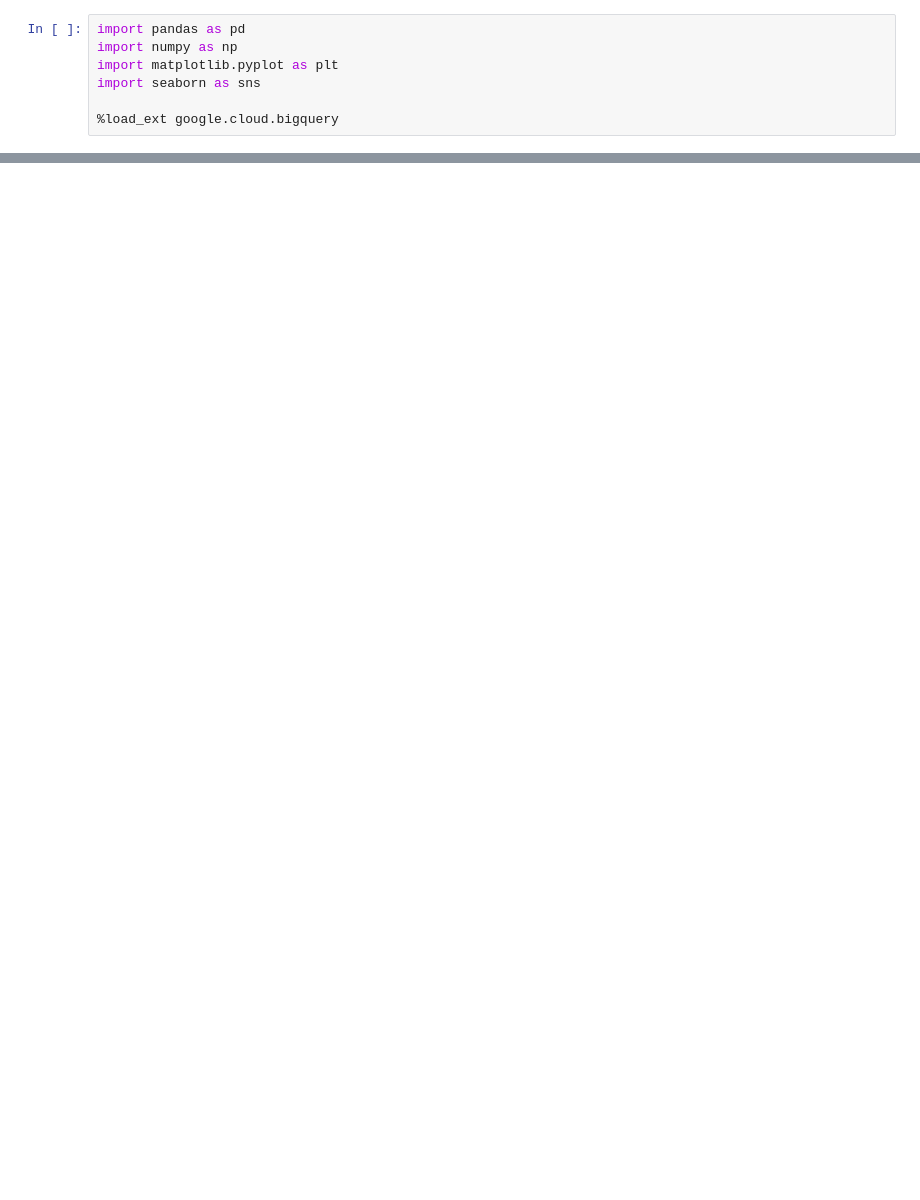
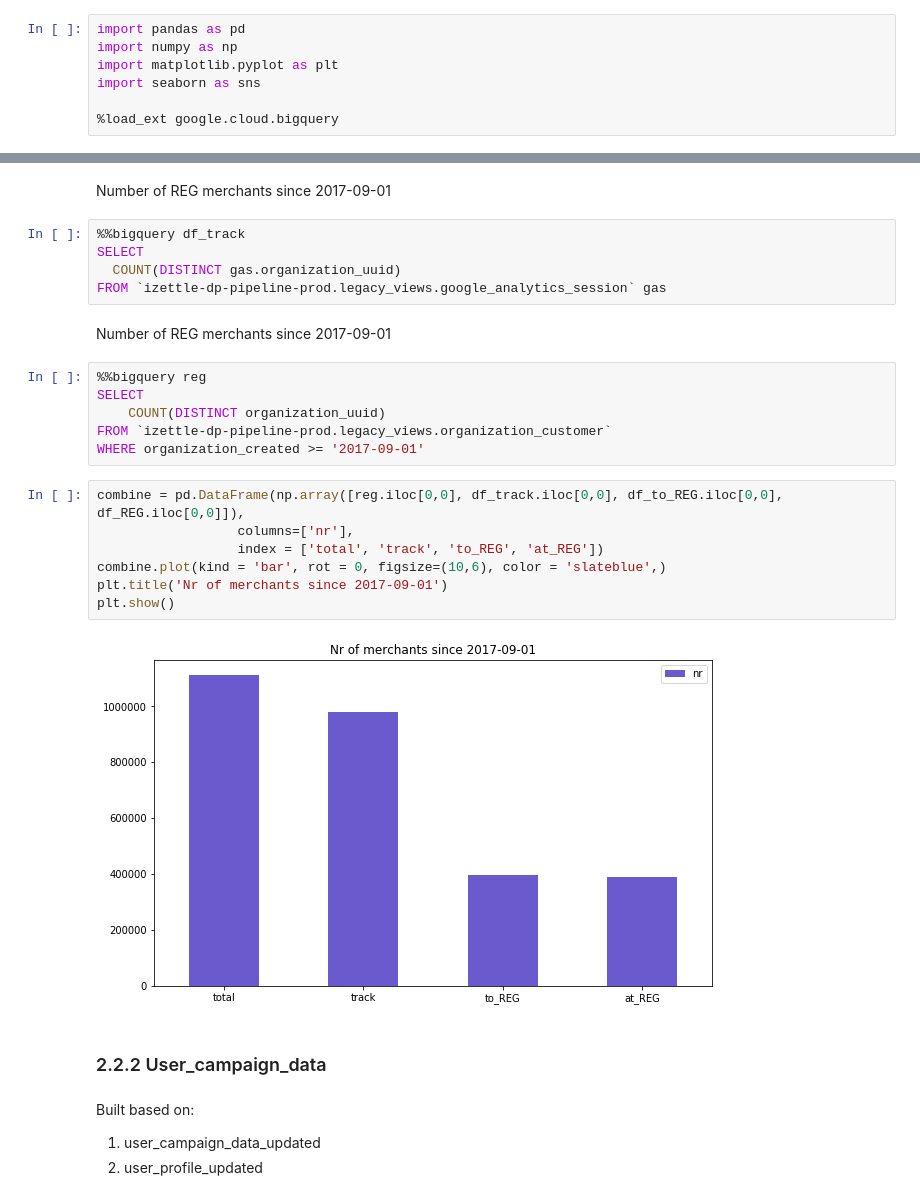
Before and after one commit to TrangTranNgoc/PrMarketingAttribution, a Jupyter notebook: exploration/Customer_journey.ipynb, the cells around one changed output, grey strips where cells are left out. Saved outputs shown, nothing was run; the diff lists cells and outputs as text; blank space fills up the shorter version.

```diff
--- a/exploration/Customer_journey.ipynb
+++ b/exploration/Customer_journey.ipynb
@@ -16,0 +88,30 @@ Session per visitor_id ?
+# %% [markdown]
+Number of REG merchants since 2017-09-01
+# %%
+%%bigquery df_track
+SELECT
+  COUNT(DISTINCT gas.organization_uuid)
+FROM `izettle-dp-pipeline-prod.legacy_views.google_analytics_session` gas
+# %% [markdown]
+Number of REG merchants since 2017-09-01
+# %%
+%%bigquery reg
+SELECT
+    COUNT(DISTINCT organization_uuid)
+FROM `izettle-dp-pipeline-prod.legacy_views.organization_customer`
+WHERE organization_created >= '2017-09-01'
+# %%
+combine = pd.DataFrame(np.array([reg.iloc[0,0], df_track.iloc[0,0], df_to_REG.iloc[0,0], df_REG.iloc[0,0]]),
+                  columns=['nr'],
+                  index = ['total', 'track', 'to_REG', 'at_REG'])
+combine.plot(kind = 'bar', rot = 0, figsize=(10,6), color = 'slateblue',)
+plt.title('Nr of merchants since 2017-09-01')
+plt.show()
+# %% [output]
+[figure, added]
+# %% [markdown]
+### 2.2.2 User_campaign_data
+# %% [markdown]
+Built based on:
+1. user_campaign_data_updated
+2. user_profile_updated
```
Also changed, not shown: parts of 95 cells of this notebook.
